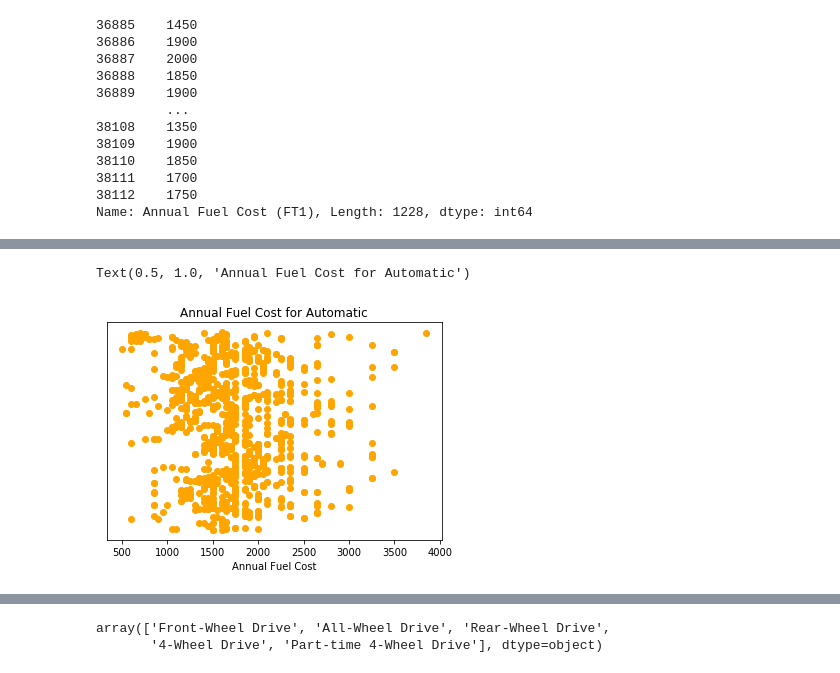
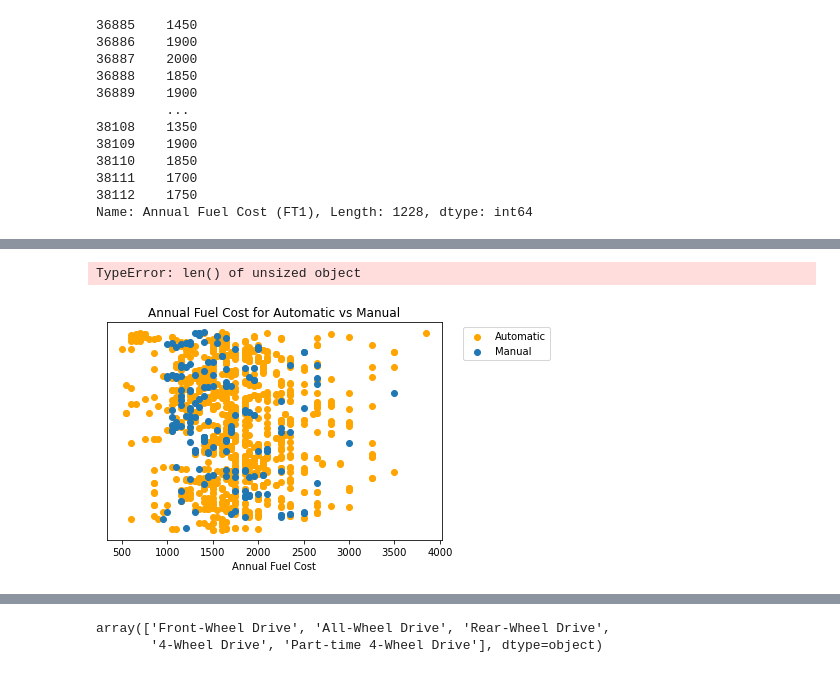
Before and after one commit to geraldwattsthethird/Fuel-Cost-Analysis, a Jupyter notebook: Fuel_Cost.ipynb, the cells around one changed output, grey strips where cells are left out. Cells and saved outputs as stored; diff of their text form; code cells hidden in the pictures.

```diff
--- a/Fuel_Cost.ipynb
+++ b/Fuel_Cost.ipynb
@@ -335,14 +379,15 @@ transmit_2017_m_ID = transmit_2017_m['Vehicle ID']
 # %%
-plt.scatter(transmit_2017_a_fuel, transmit_2017_a_ID, color="orange")
-#should all linear regression
+auto_plot = plt.scatter(transmit_2017_a_fuel, transmit_2017_a_ID, color="orange", label="Automatic")
+man_plot = plt.scatter(transmit_2017_m_fuel, transmit_2017_m_ID, label="Manual")
 
 # Make y axis disappear #magic
 ax = plt.gca()
 ax.axes.yaxis.set_visible(False)
 
 # Labels
 plt.xlabel("Annual Fuel Cost")
-plt.title("Annual Fuel Cost for Automatic")
+plt.title("Annual Fuel Cost for Automatic vs Manual")
+plt.legend(handles=[auto_plot, man_plot], bbox_to_anchor=(1.05, 1), loc='upper left')
 # %% [output]
-Text(0.5, 1.0, 'Annual Fuel Cost for Automatic')
+TypeError: len() of unsized object
-[figure, old version]
+[figure, new version]
```
Also changed, not shown: parts of 23 cells of this notebook, 1 other file.
